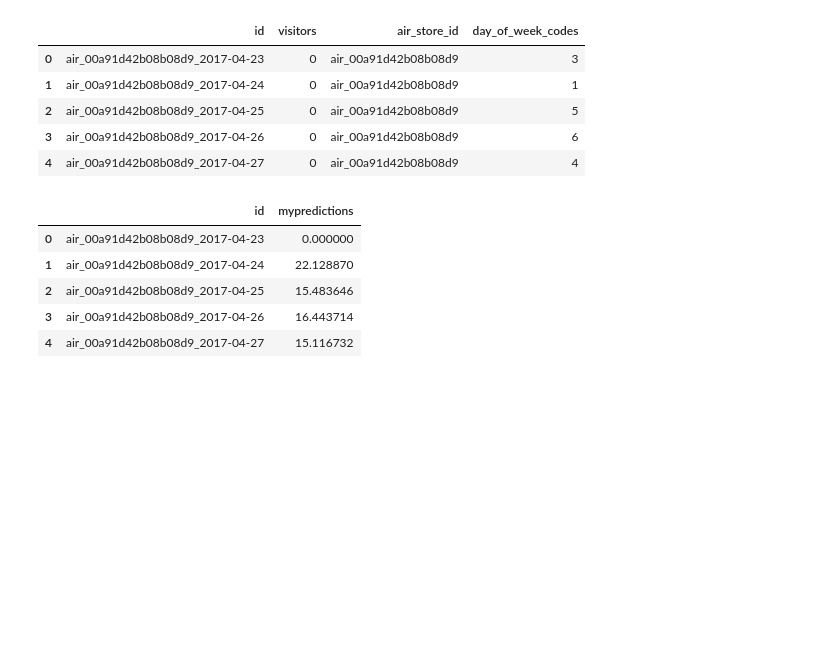
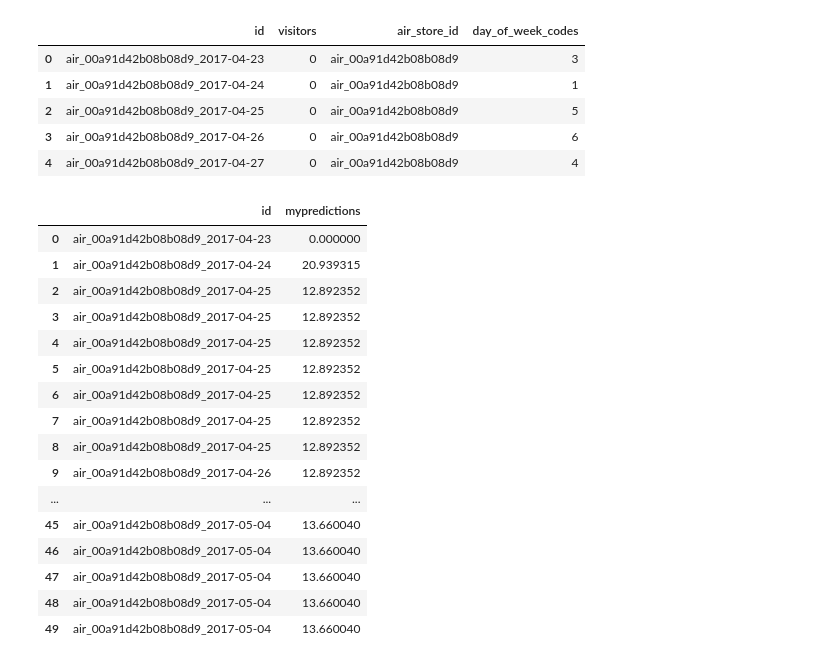
Before and after one commit to jieunyoo/kaggle-recruit-restaurant-predictions, a Jupyter notebook: 04-predictions.ipynb, the cells around one changed output. Cells and saved outputs as stored; diff of their text form; code cells hidden in the pictures; blank space fills up the shorter version.

```diff
--- a/04-predictions.ipynb
+++ b/04-predictions.ipynb
@@ -75,7 +75,7 @@ grouped=trainDF.groupby(['visit_year','visit_month', 'visit_day','air_store_id',
 grouped['day_of_week'] = grouped['day_of_week'].astype('category')
 grouped['day_of_week_codes'] = grouped['day_of_week'].cat.codes
 grouped = grouped.loc[grouped['visit_year']==2017]
-grouped2 = grouped.groupby(['air_store_id', 'day_of_week_codes','air_genre_name','latitude','longitude','holiday_flg'])['visitors'].mean()
+grouped2 = grouped.groupby(['air_store_id', 'day_of_week_codes','air_genre_name','latitude','longitude','holiday_flg','visit_month','visit_day'])['visitors'].mean()
 # %%
 grouped2 = grouped2.to_frame().reset_index()
 grouped2
@@ -197,16 +197,28 @@ sampleSubmissionDF.drop(['air_genre_name'],axis=1,inplace=True)
 sampleSubmissionDF.drop(['latitude'],axis=1,inplace=True)
 sampleSubmissionDF.drop(['longitude'],axis=1,inplace=True)
 sampleSubmissionDF.drop(['holiday_flg'],axis=1,inplace=True)
+sampleSubmissionDF.drop(['visit_day'],axis=1,inplace=True)
 # %%
 sampleSubmissionDF['mypredictions'].fillna(0,inplace=True)
 # %%
 sampleSubmissionDF.to_csv('prediction1.csv',float_format='%.4f',index=None)
 # %%
-sampleSubmissionDF.head()
+sampleSubmissionDF.head(50)
 # %% [output]
 |  | id | mypredictions |
 | 0 | air_00a91d42b08b08d9_2017-04-23 | 0.000000 |
-| 1 | air_00a91d42b08b08d9_2017-04-24 | 22.128870 |
-| 2 | air_00a91d42b08b08d9_2017-04-25 | 15.483646 |
-| 3 | air_00a91d42b08b08d9_2017-04-26 | 16.443714 |
-| 4 | air_00a91d42b08b08d9_2017-04-27 | 15.116732 |
+| 1 | air_00a91d42b08b08d9_2017-04-24 | 20.939315 |
+| 2 | air_00a91d42b08b08d9_2017-04-25 | 12.892352 |
+| 3 | air_00a91d42b08b08d9_2017-04-25 | 12.892352 |
+| 4 | air_00a91d42b08b08d9_2017-04-25 | 12.892352 |
+| 5 | air_00a91d42b08b08d9_2017-04-25 | 12.892352 |
+| 6 | air_00a91d42b08b08d9_2017-04-25 | 12.892352 |
+| 7 | air_00a91d42b08b08d9_2017-04-25 | 12.892352 |
+| 8 | air_00a91d42b08b08d9_2017-04-25 | 12.892352 |
+| 9 | air_00a91d42b08b08d9_2017-04-26 | 12.892352 |
+| ... | ... | ... |
+| 45 | air_00a91d42b08b08d9_2017-05-04 | 13.660040 |
+| 46 | air_00a91d42b08b08d9_2017-05-04 | 13.660040 |
+| 47 | air_00a91d42b08b08d9_2017-05-04 | 13.660040 |
+| 48 | air_00a91d42b08b08d9_2017-05-04 | 13.660040 |
+| 49 | air_00a91d42b08b08d9_2017-05-04 | 13.660040 |
```
Also changed, not shown: parts of 2 cells of this notebook.
